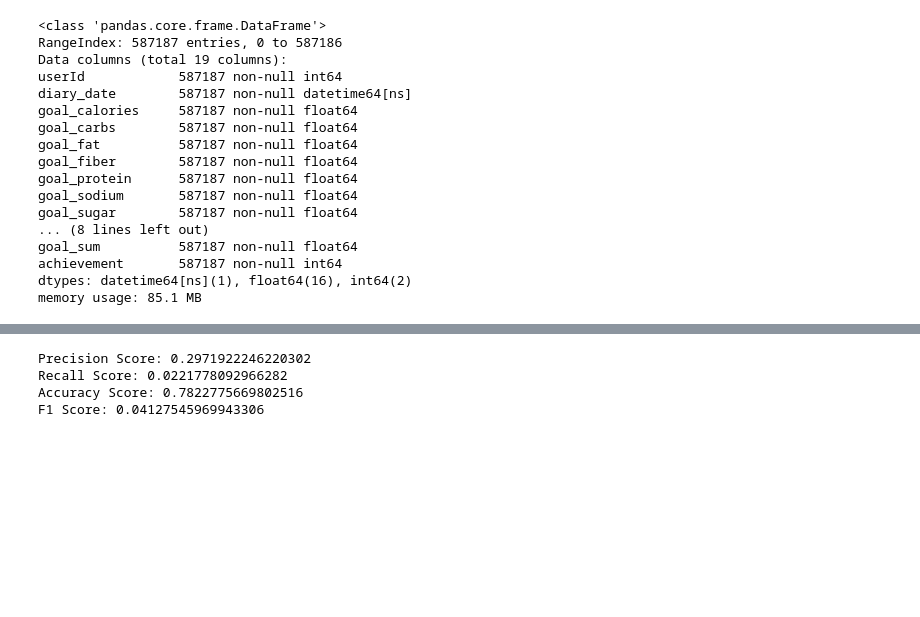
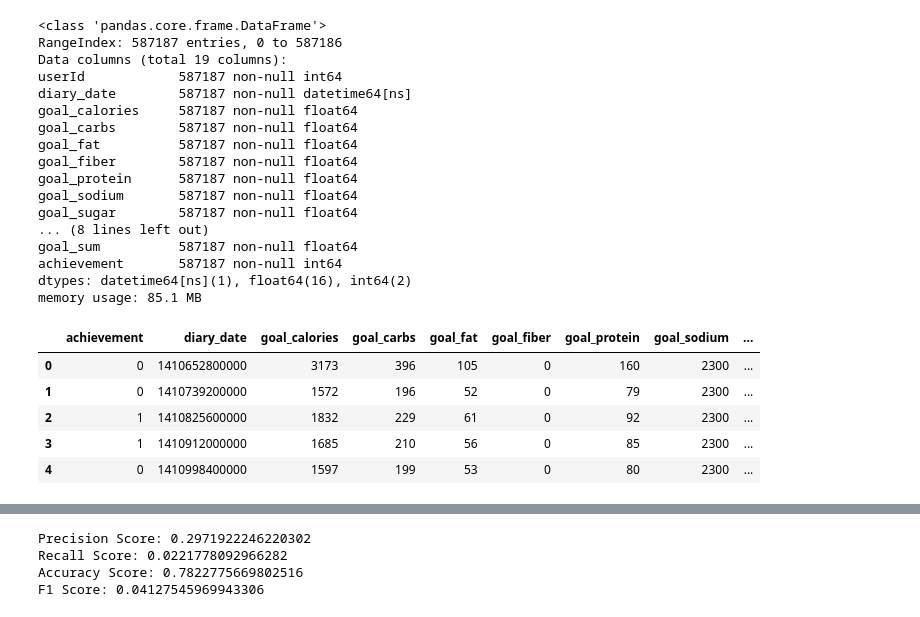
Before and after one commit to rokaandy/mfp-nutrition-survival-analysis, a Jupyter notebook: nutrition.ipynb, the cells around one changed output, grey strips where cells are left out. Drawn from its saved outputs; the diff is of its cells as text; code cells hidden in the pictures; blank space fills up the shorter version.

Commit message:
export goal json file and clean code

```diff
--- a/nutrition.ipynb
+++ b/nutrition.ipynb
@@ -307,0 +250,11 @@ memory usage: 85.1 MB
+# %%
+df = pd.read_json('data/mfp-goals.json', lines=True)
+# %%
+df.head()
+# %% [output]
+|  | achievement | diary_date | goal_calories | goal_carbs | goal_fat | goal_fiber | goal_protein | goal_sodium | ... |
+| 0 | 0 | 1410652800000 | 3173 | 396 | 105 | 0 | 160 | 2300 | ... |
+| 1 | 0 | 1410739200000 | 1572 | 196 | 52 | 0 | 79 | 2300 | ... |
+| 2 | 1 | 1410825600000 | 1832 | 229 | 61 | 0 | 92 | 2300 | ... |
+| 3 | 1 | 1410912000000 | 1685 | 210 | 56 | 0 | 85 | 2300 | ... |
+| 4 | 0 | 1410998400000 | 1597 | 199 | 53 | 0 | 80 | 2300 | ... |
```
Also changed, not shown: parts of 20 cells of this notebook.
